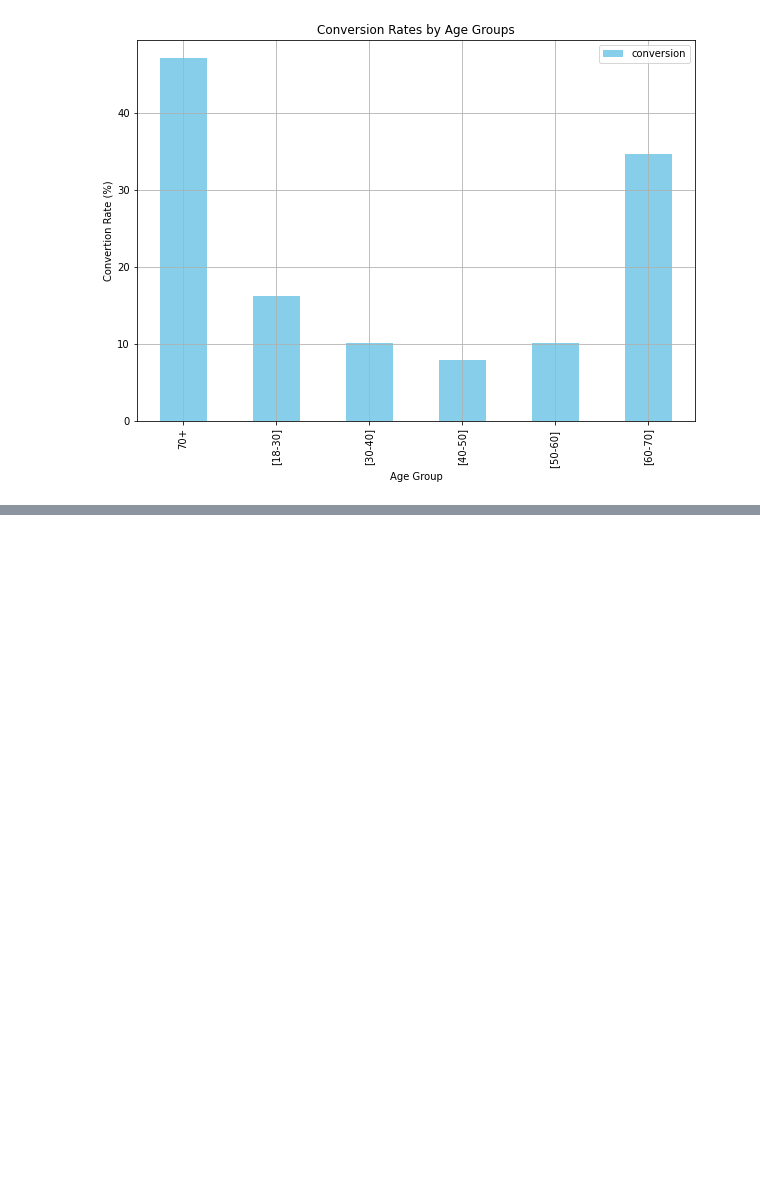
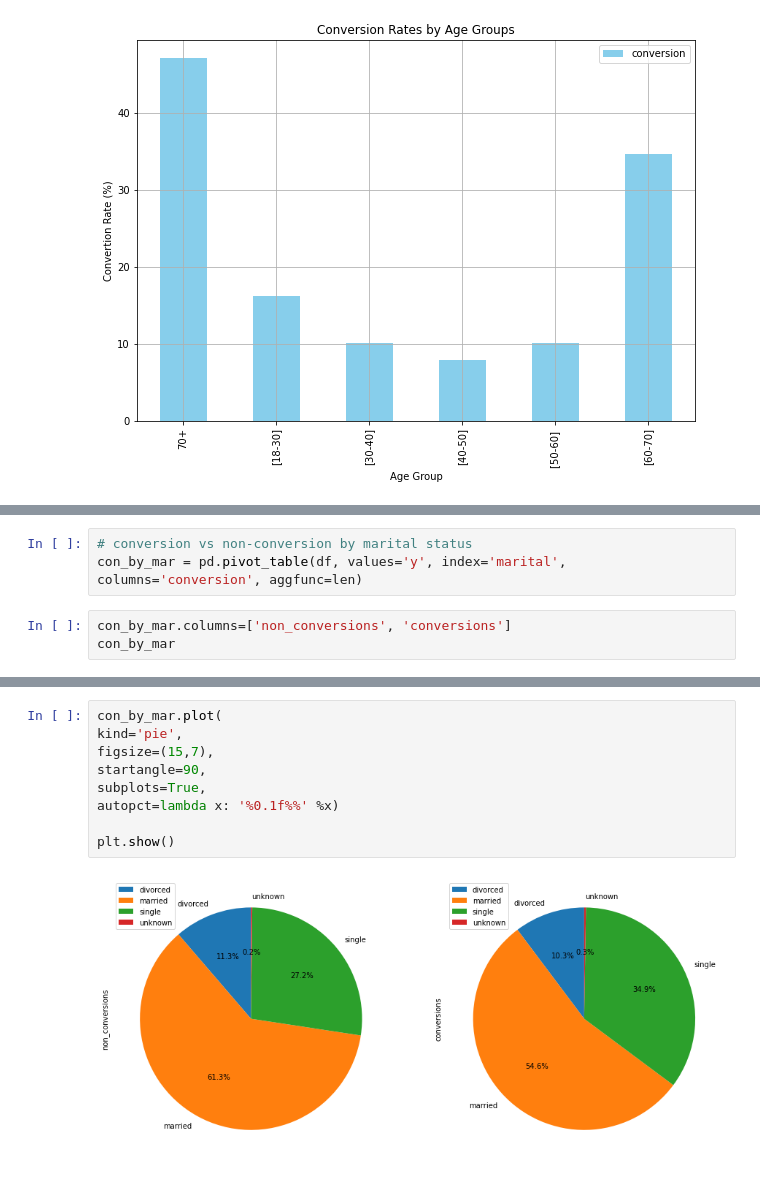
Before and after one commit to jacodetunde/Customer_Conversion, a Jupyter notebook: Customer_Conversion.ipynb, the cells around one changed output, grey strips where cells are left out. Saved outputs shown, nothing was run; the diff lists cells and outputs as text; blank space fills up the shorter version.

```diff
--- a/Customer_Conversion.ipynb
+++ b/Customer_Conversion.ipynb
@@ -112,0 +115,6 @@ plt.show()
+# %%
+# conversion vs non-conversion by marital status
+con_by_mar = pd.pivot_table(df, values='y', index='marital', columns='conversion', aggfunc=len)
+# %%
+con_by_mar.columns=['non_conversions', 'conversions']
+con_by_mar
@@ -112,0 +128,11 @@ plt.show()
+# %%
+con_by_mar.plot(
+kind='pie',
+figsize=(15,7),
+startangle=90,
+subplots=True,
+autopct=lambda x: '%0.1f%%' %x)
+
+plt.show()
+# %% [output]
+[figure, added]
```
Also changed, not shown: parts of 2 cells of this notebook.
